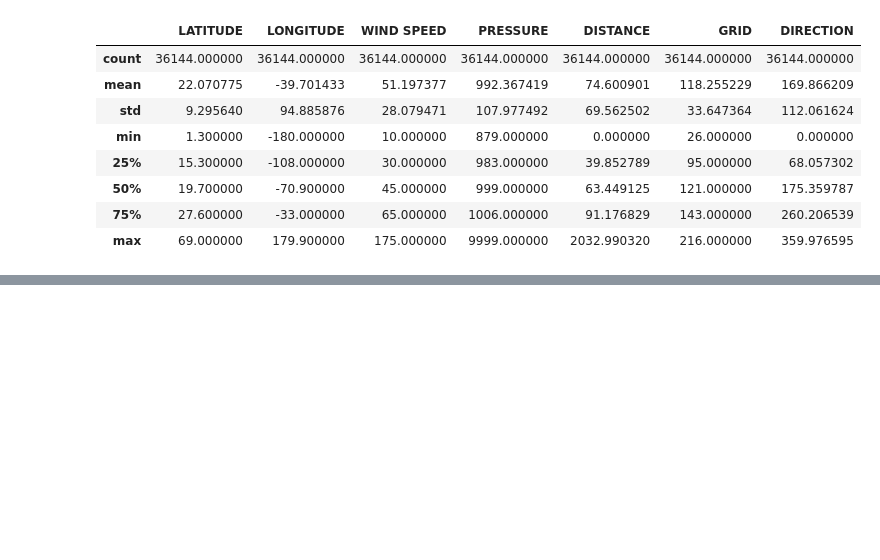
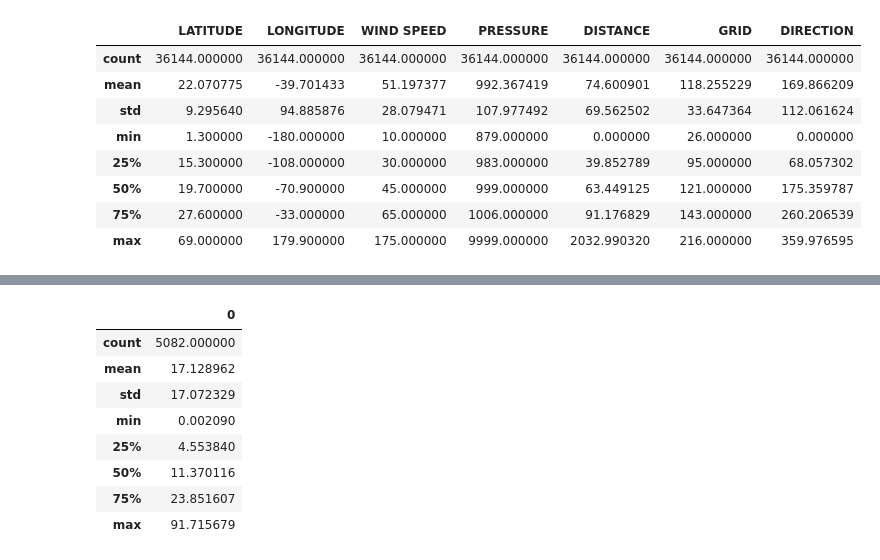
Before and after one commit to adityaprabhat01/HurricaneTrajectory, a Jupyter notebook: model.ipynb, the cells around one changed output, grey strips where cells are left out. Saved outputs shown, nothing was run; the diff lists cells and outputs as text; code cells hidden in the pictures; blank space fills up the shorter version.

```diff
--- a/model.ipynb
+++ b/model.ipynb
@@ -325,0 +399,17 @@ len(y_test)
+# %%
+y_test_temp = np.reshape(y_test, (5082,1))
+error = abs(y_test_temp - p1)
+error = v*100
+# %%
+error1 = pd.DataFrame(error)
+error1.describe()
+# %% [output]
+|  | 0 |
+| count | 5082.000000 |
+| mean | 17.128962 |
+| std | 17.072329 |
+| min | 0.002090 |
+| 25% | 4.553840 |
+| 50% | 11.370116 |
+| 75% | 23.851607 |
+| max | 91.715679 |
```
Also changed, not shown: parts of 16 cells of this notebook, 1 other file.
